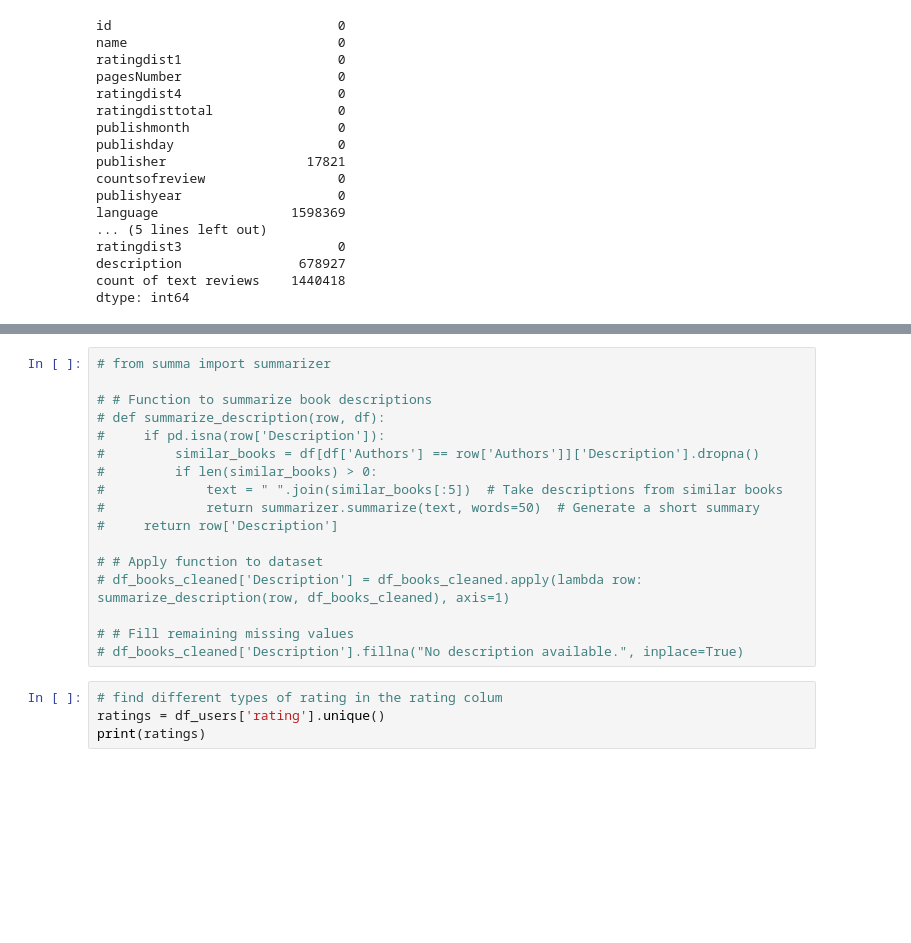
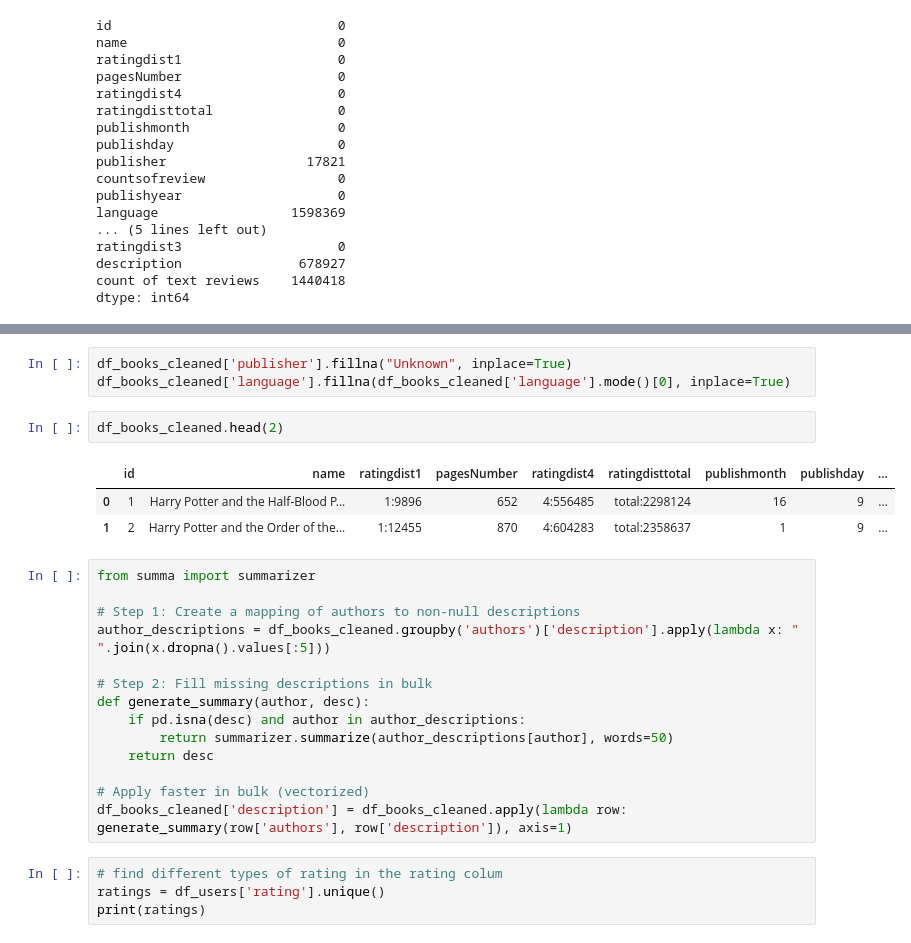
Before and after one commit to eben98/dsc_478_final_project_rec_system, a Jupyter notebook: final_project.ipynb, the cells around one changed output, grey strips where cells are left out. Saved outputs shown, nothing was run; the diff lists cells and outputs as text; blank space fills up the shorter version.

```diff
--- a/final_project.ipynb
+++ b/final_project.ipynb
@@ -179,23 +233,29 @@ df_books_cleaned.head(5)
 | 2 | 3 | Harry Potter and the Sorcerer's S... | 1:108202 | 309 | 4:1513191 | total:6587388 | 1 | 11 | ... |
 | 3 | 4 | Harry Potter and the Chamber of S... | 1:11896 | 352 | 4:706082 | total:2560657 | 1 | 11 | ... |
 | 4 | 5 | Harry Potter and the Prisoner of ... | 1:10128 | 435 | 4:630534 | total:2610317 | 1 | 5 | ... |
-# %%
-# from summa import summarizer
-
-# # Function to summarize book descriptions
-# def summarize_description(row, df):
-#     if pd.isna(row['Description']):
-#         similar_books = df[df['Authors'] == row['Authors']]['Description'].dropna()
-#         if len(similar_books) > 0:
-#             text = " ".join(similar_books[:5])  # Take descriptions from similar books
-#             return summarizer.summarize(text, words=50)  # Generate a short summary
-#     return row['Description']
-
-# # Apply function to dataset
-# df_books_cleaned['Description'] = df_books_cleaned.apply(lambda row: summarize_description(row, df_books_cleaned), axis=1)
-
-# # Fill remaining missing values
-# df_books_cleaned['Description'].fillna("No description available.", inplace=True)
+# %%
+df_books_cleaned['publisher'].fillna("Unknown", inplace=True)
+df_books_cleaned['language'].fillna(df_books_cleaned['language'].mode()[0], inplace=True)
+# %%
+df_books_cleaned.head(2)
+# %% [output]
+|  | id | name | ratingdist1 | pagesNumber | ratingdist4 | ratingdisttotal | publishmonth | publishday | ... |
+| 0 | 1 | Harry Potter and the Half-Blood P... | 1:9896 | 652 | 4:556485 | total:2298124 | 16 | 9 | ... |
+| 1 | 2 | Harry Potter and the Order of the... | 1:12455 | 870 | 4:604283 | total:2358637 | 1 | 9 | ... |
+# %%
+from summa import summarizer
+
+# Step 1: Create a mapping of authors to non-null descriptions
+author_descriptions = df_books_cleaned.groupby('authors')['description'].apply(lambda x: " ".join(x.dropna().values[:5]))
+
+# Step 2: Fill missing descriptions in bulk
+def generate_summary(author, desc):
+    if pd.isna(desc) and author in author_descriptions:
+        return summarizer.summarize(author_descriptions[author], words=50)
+    return desc
+
+# Apply faster in bulk (vectorized)
+df_books_cleaned['description'] = df_books_cleaned.apply(lambda row: generate_summary(row['authors'], row['description']), axis=1)
 # %%
 # find different types of rating in the rating colum
 ratings = df_users['rating'].unique()
```
Also changed, not shown: parts of 7 cells of this notebook.
